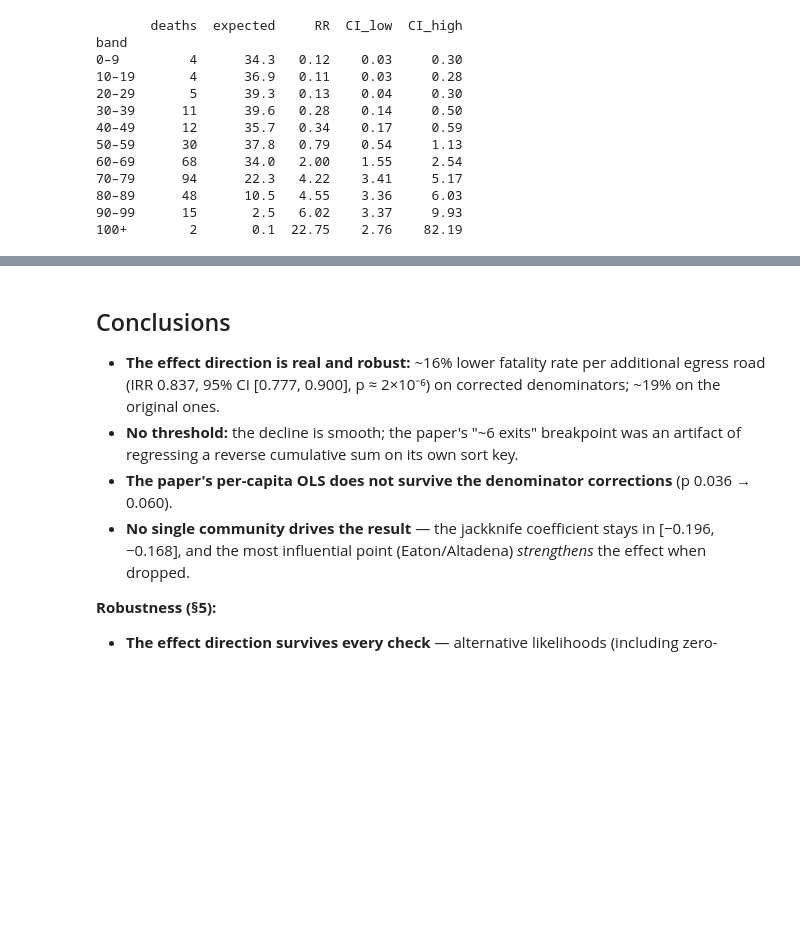
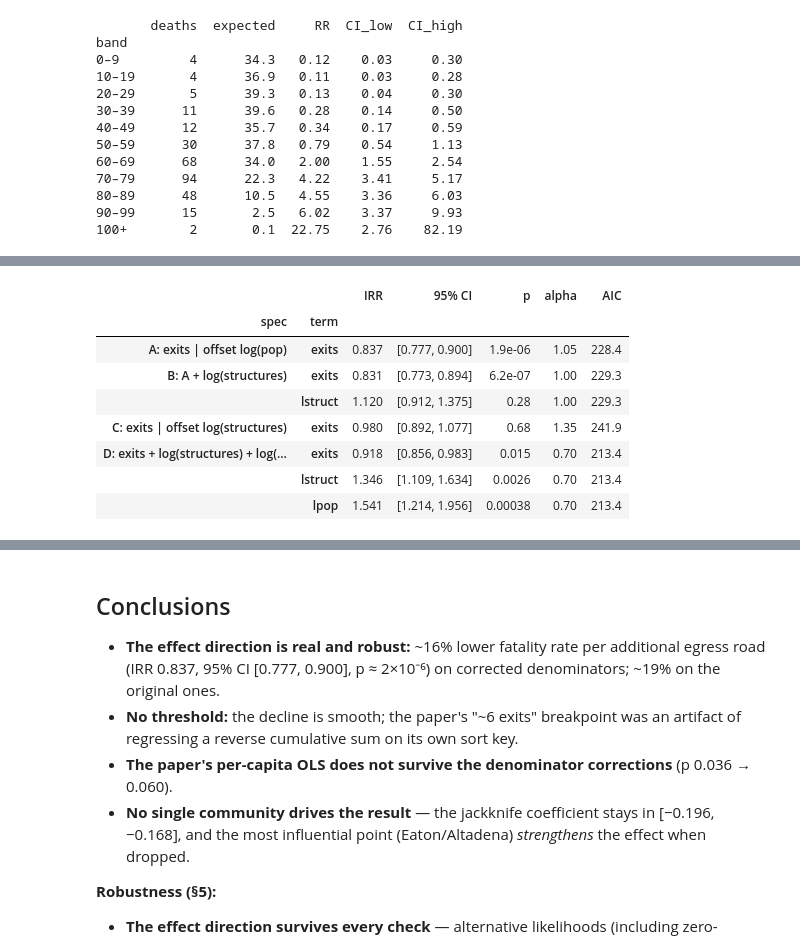
Before and after one commit to mhdann/egress-fatalities, a Jupyter notebook: egress-nb-reanalysis.ipynb, the cells around one changed output, grey strips where cells are left out. Saved outputs shown, nothing was run; the diff lists cells and outputs as text; code cells hidden in the pictures; blank space fills up the shorter version.

```diff
--- a/egress-nb-reanalysis.ipynb
+++ b/egress-nb-reanalysis.ipynb
@@ -469,0 +488,44 @@ band
+# %%
+st = pd.read_csv("data/fire-structures-destroyed.csv")
+dfx = df.merge(st[["Fire", "structures_destroyed"]], on="Fire", how="left")
+dfx["lstruct"] = np.log(dfx.structures_destroyed)
+dfx["lpop"] = np.log(dfx.population_corrected)
+
+
+def nb_fit(formula, data, offset=None):
+    """NB2 MLE; Nelder-Mead restart when BFGS stalls on the alpha ridge (spec C needs it)."""
+    mod = smf.negativebinomial(formula, data, offset=offset)
+    with warnings.catch_warnings():
+        warnings.simplefilter("ignore")  # pre-restart Hessian warning
+        res = mod.fit(disp=0)
+    if not res.mle_retvals["converged"] or res.bse.isna().any():
+        res = mod.fit(start_params=mod.fit(method="nm", maxiter=5000, disp=0).params, disp=0)
+    return res
+
+
+specs = {
+    "A: exits | offset log(pop)": nb_fit("Identified_fatalities ~ exits", dfx, offset=dfx.lpop),
+    "B: A + log(structures)": nb_fit("Identified_fatalities ~ exits + lstruct", dfx, offset=dfx.lpop),
+    "C: exits | offset log(structures)": nb_fit("Identified_fatalities ~ exits", dfx, offset=dfx.lstruct),
+    "D: exits + log(structures) + log(pop)": nb_fit("Identified_fatalities ~ exits + lstruct + lpop", dfx),
+}
+
+rows = []
+for name, m9 in specs.items():
+    for term in m9.params.index.drop(["Intercept", "alpha"]):
+        b, p = m9.params[term], m9.pvalues[term]
+        lo, hi = m9.conf_int().loc[term]
+        rows.append({"spec": name, "term": term, "IRR": round(np.exp(b), 3),
+                     "95% CI": f"[{np.exp(lo):.3f}, {np.exp(hi):.3f}]", "p": f"{p:.2g}",
+                     "alpha": round(m9.params["alpha"], 2), "AIC": round(m9.aic, 1)})
+pd.DataFrame(rows).set_index(["spec", "term"])
+# %% [output]
+|  |  | IRR | 95% CI | p | alpha | AIC |
+| spec | term |  |  |  |  |  |
+| A: exits | offset log(pop) | exits | 0.837 | [0.777, 0.900] | 1.9e-06 | 1.05 | 228.4 |
+| B: A + log(structures) | exits | 0.831 | [0.773, 0.894] | 6.2e-07 | 1.00 | 229.3 |
+|  | lstruct | 1.120 | [0.912, 1.375] | 0.28 | 1.00 | 229.3 |
+| C: exits | offset log(structures) | exits | 0.980 | [0.892, 1.077] | 0.68 | 1.35 | 241.9 |
+| D: exits + log(structures) + log(... | exits | 0.918 | [0.856, 0.983] | 0.015 | 0.70 | 213.4 |
+|  | lstruct | 1.346 | [1.109, 1.634] | 0.0026 | 0.70 | 213.4 |
+|  | lpop | 1.541 | [1.214, 1.956] | 0.00038 | 0.70 | 213.4 |
```
Also changed, not shown: parts of 4 cells of this notebook.
